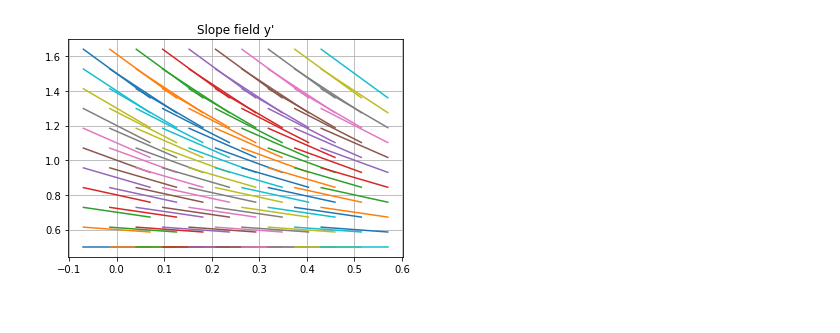
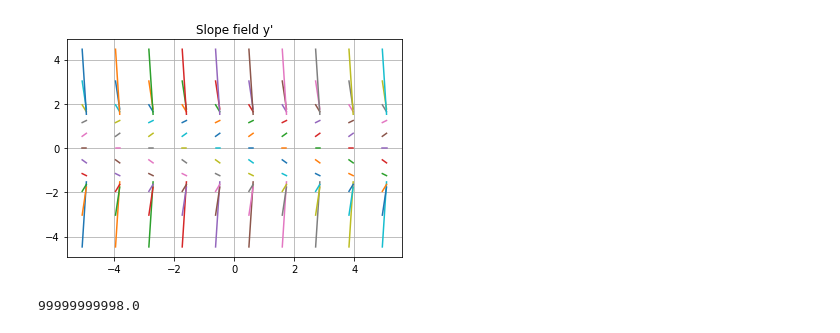
Before and after one commit to michlee1337/DataScience, a Jupyter notebook: Math/ODEs.ipynb, the cells around one changed output. Saved outputs shown, nothing was run; the diff lists cells and outputs as text; code cells hidden in the pictures.

```diff
--- a/Math/ODEs.ipynb
+++ b/Math/ODEs.ipynb
@@ -1,25 +1,25 @@
 # %%
 import numpy as np
 import math
 from matplotlib import pyplot as plt
 
 def diff(x,y):
-    return(1-2*y)
+    return(2*y-y**3)
 
-x = np.linspace(0,0.5,10)
-y = np.linspace(0.5,1.5,11)
+x = np.linspace(-5,5,10)
+y = np.linspace(-3,3,11)
 
 for j in x:
     for k in y:
         slope = diff(j,k)
         domain = np.linspace(j-0.07,j+0.07,2)
         def fun(x1,y1):
             z = slope*(domain-x1)+y1
             return z
         plt.plot(domain,fun(j,k),solid_capstyle='projecting',solid_joinstyle='bevel')
 
 plt.title("Slope field y'")
 plt.grid(True)
 plt.show()
 # %% [output]
-[figure, old version]
+[figure, new version]
@@ -29,3 +26,7 @@ def f(x):
+# %%
+f(-100000000000)
+# %% [output]
+99999999998.0
 # %%
 xn = np.linspace(-10,10,100)
 
```
Also changed, not shown: parts of 13 cells of this notebook, 9 other files.
